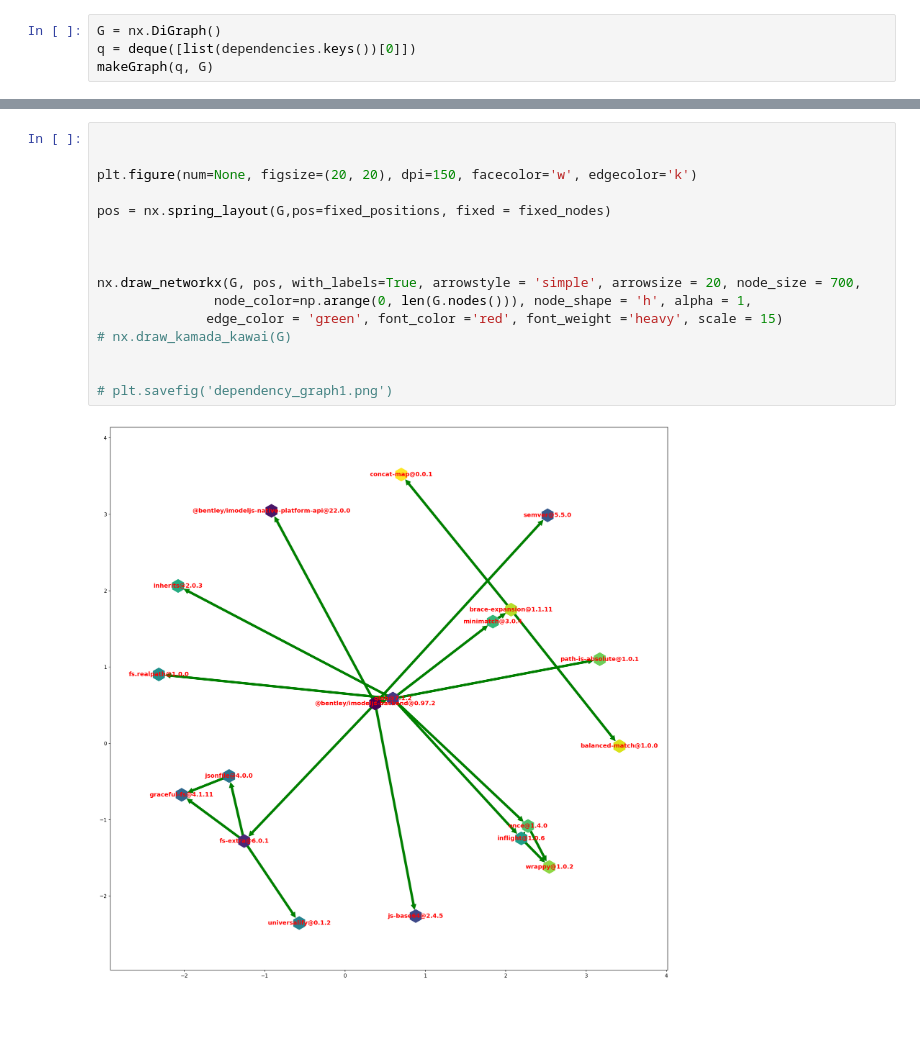
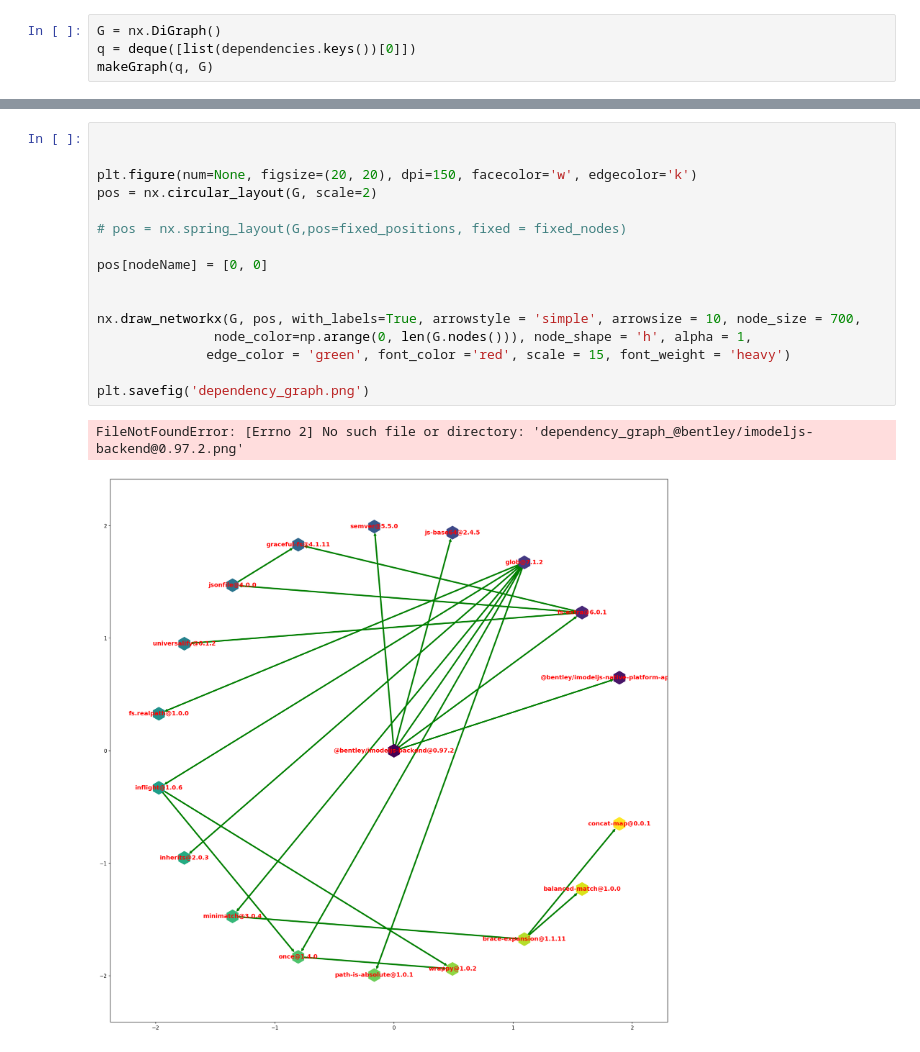
Before and after one commit to firzok/Dependency-Graph-for-all-Packages, a Jupyter notebook: Graph for dependencies v2.ipynb, the cells around one changed output, grey strips where cells are left out. Saved outputs shown, nothing was run; the diff lists cells and outputs as text; blank space fills up the shorter version.

Commit message:
The parent node now appears in the middle and slight changes in the format of the graph

```diff
--- a/Graph for dependencies v2.ipynb
+++ b/Graph for dependencies v2.ipynb
@@ -56,18 +52,19 @@ print (fixed_nodes)
 # %%
 
 
 plt.figure(num=None, figsize=(20, 20), dpi=150, facecolor='w', edgecolor='k')
+pos = nx.circular_layout(G, scale=2)
 
-pos = nx.spring_layout(G,pos=fixed_positions, fixed = fixed_nodes)
+# pos = nx.spring_layout(G,pos=fixed_positions, fixed = fixed_nodes)
+
+pos[nodeName] = [0, 0]
 
 
+nx.draw_networkx(G, pos, with_labels=True, arrowstyle = 'simple', arrowsize = 10, node_size = 700,
+               node_color=np.arange(0, len(G.nodes())), node_shape = 'h', alpha = 1,
+              edge_color = 'green', font_color ='red', scale = 15, font_weight = 'heavy')
 
-nx.draw_networkx(G, pos, with_labels=True, arrowstyle = 'simple', arrowsize = 20, node_size = 700,
-               node_color=np.arange(0, len(G.nodes())), node_shape = 'h', alpha = 1,
-              edge_color = 'green', font_color ='red', font_weight ='heavy', scale = 15)
-# nx.draw_kamada_kawai(G)
-
-
-# plt.savefig('dependency_graph1.png')
+plt.savefig('dependency_graph.png')
 # %% [output]
+FileNotFoundError: [Errno 2] No such file or directory: 'dependency_graph_@bentley/imodeljs-backend@0.97.2.png'
-[figure, old version]
+[figure, new version]
```
Also changed, not shown: parts of 4 cells of this notebook, 3 other files.
